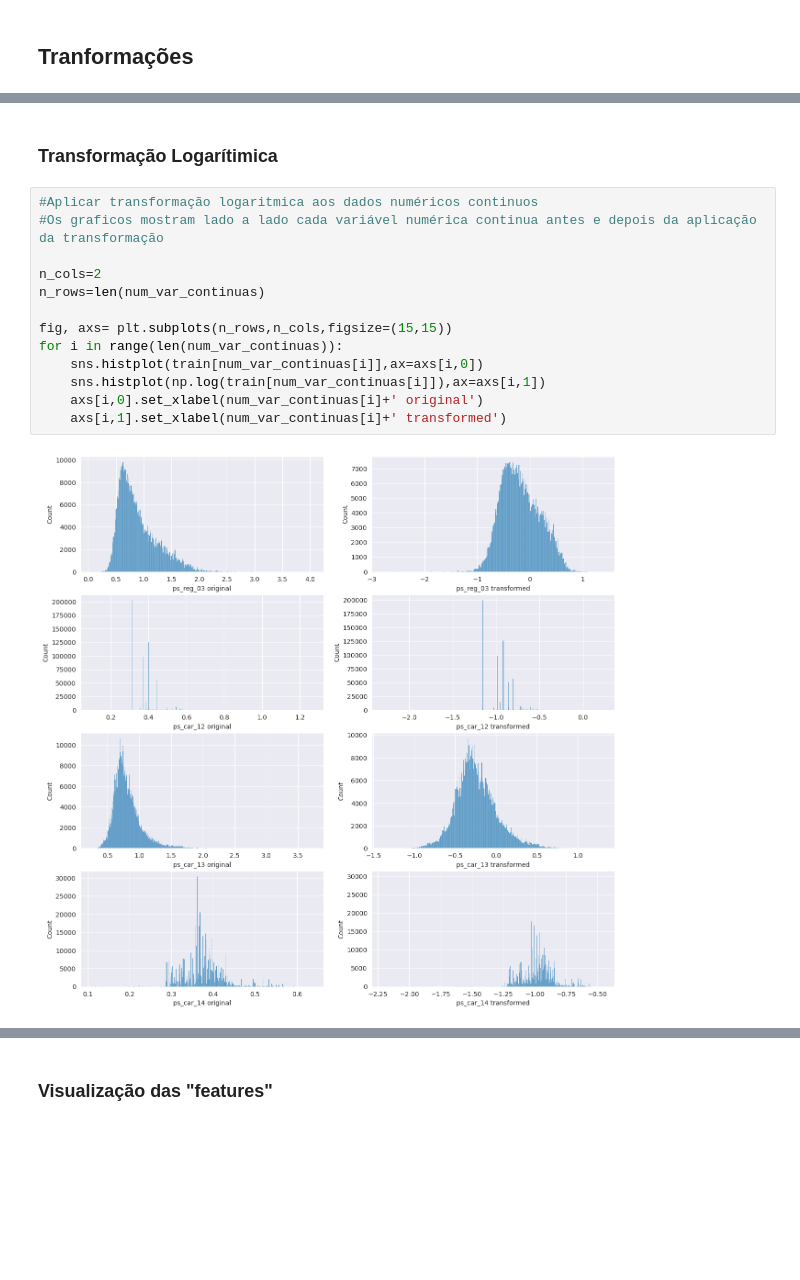
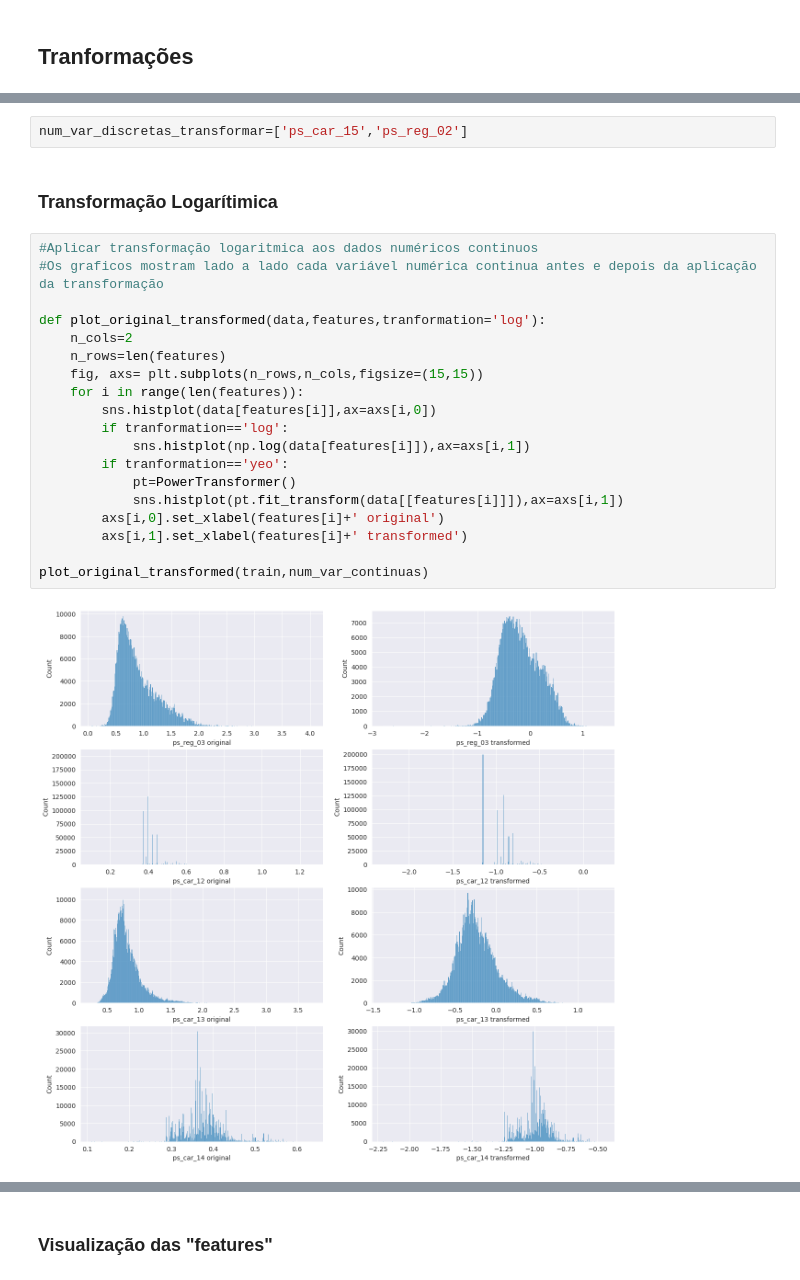
Before and after one commit to RodolfoPCruz/insurance-safe-driver-prediction, a Jupyter notebook: analise_exploratoria.ipynb, the cells around one changed output, grey strips where cells are left out. Cells and saved outputs as stored; diff of their text form; blank space fills up the shorter version.

```diff
--- a/analise_exploratoria.ipynb
+++ b/analise_exploratoria.ipynb
@@ -422,17 +443,25 @@ As transformações serão aplicadas as 4 variáveis numericas contínuas e a du
+# %%
+num_var_discretas_transformar=['ps_car_15','ps_reg_02']
 # %% [markdown]
 ### Transformação Logarítimica
 # %%
 #Aplicar transformação logaritmica aos dados numéricos continuos
 #Os graficos mostram lado a lado cada variável numérica continua antes e depois da aplicação da transformação
 
-n_cols=2
-n_rows=len(num_var_continuas)
+def plot_original_transformed(data,features,tranformation='log'):
+    n_cols=2
+    n_rows=len(features)
+    fig, axs= plt.subplots(n_rows,n_cols,figsize=(15,15))
+    for i in range(len(features)):
+        sns.histplot(data[features[i]],ax=axs[i,0])
+        if tranformation=='log':
+            sns.histplot(np.log(data[features[i]]),ax=axs[i,1])
+        if tranformation=='yeo':
+            pt=PowerTransformer()
+            sns.histplot(pt.fit_transform(data[[features[i]]]),ax=axs[i,1])
+        axs[i,0].set_xlabel(features[i]+' original')
+        axs[i,1].set_xlabel(features[i]+' transformed')
 
-fig, axs= plt.subplots(n_rows,n_cols,figsize=(15,15))
-for i in range(len(num_var_continuas)):
-    sns.histplot(train[num_var_continuas[i]],ax=axs[i,0])
-    sns.histplot(np.log(train[num_var_continuas[i]]),ax=axs[i,1])
-    axs[i,0].set_xlabel(num_var_continuas[i]+' original')
-    axs[i,1].set_xlabel(num_var_continuas[i]+' transformed')
+plot_original_transformed(train,num_var_continuas)
 # %% [output]
-[figure, old version]
+[figure, new version]
```
Also changed, not shown: parts of 13 cells of this notebook.
